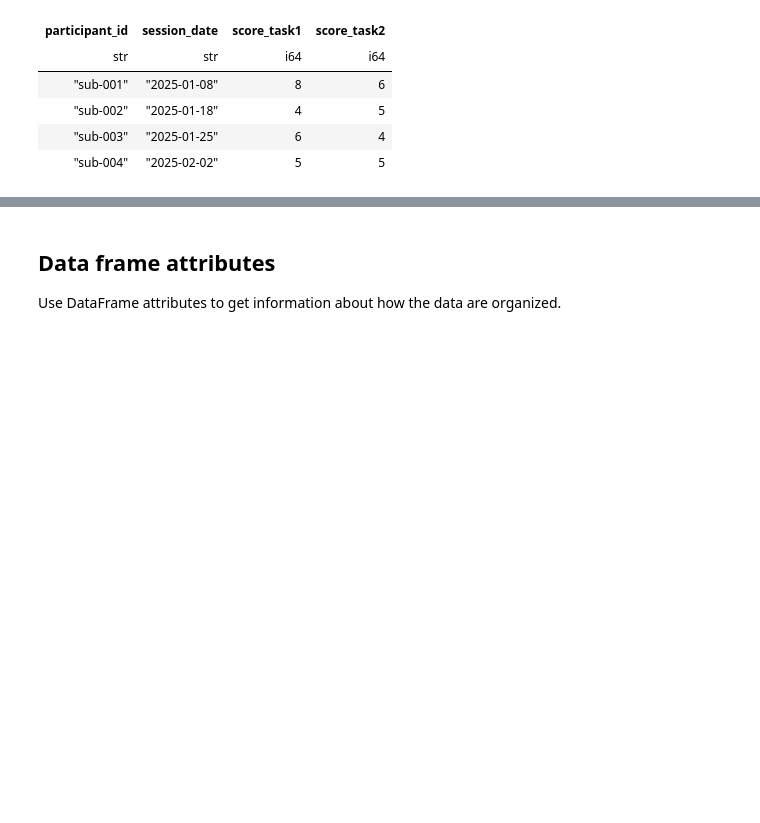
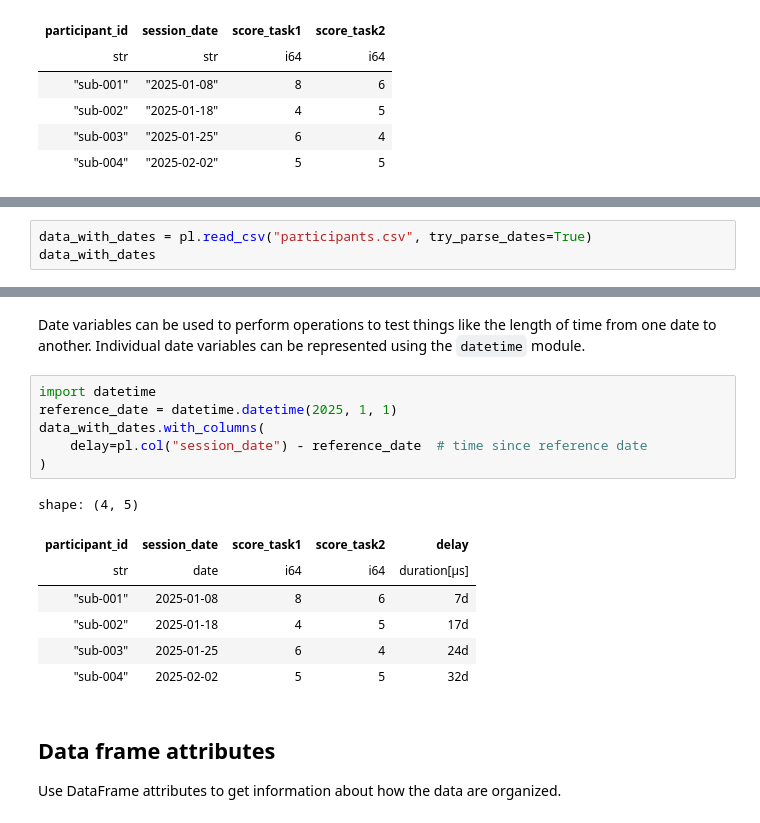
Before and after one commit to mortonne/datascipsych, a Jupyter notebook: chapters/chapter7/review.ipynb, the cells around one changed output, grey strips where cells are left out. Saved outputs shown, nothing was run; the diff lists cells and outputs as text; blank space fills up the shorter version.

Commit message:
feat: summary sections on dates

```diff
--- a/chapters/chapter7/review.ipynb
+++ b/chapters/chapter7/review.ipynb
@@ -18,0 +21,3 @@ shape: (4, 4)
+# %%
+data_with_dates = pl.read_csv("participants.csv", try_parse_dates=True)
+data_with_dates
@@ -19,3 +32,19 @@ shape: (4, 4)
+# %% [markdown]
+Date variables can be used to perform operations to test things like the length of time from one date to another. Individual date variables can be represented using the `datetime` module.
+# %%
+import datetime
+reference_date = datetime.datetime(2025, 1, 1)
+data_with_dates.with_columns(
+    delay=pl.col("session_date") - reference_date  # time since reference date
+)
+# %% [output]
+shape: (4, 5)
+| participant_id | session_date | score_task1 | score_task2 | delay |
+| str | date | i64 | i64 | duration[μs] |
+| "sub-001" | 2025-01-08 | 8 | 6 | 7d |
+| "sub-002" | 2025-01-18 | 4 | 5 | 17d |
+| "sub-003" | 2025-01-25 | 6 | 4 | 24d |
+| "sub-004" | 2025-02-02 | 5 | 5 | 32d |
 # %% [markdown]
 ## Data frame attributes
 
```
Also changed, not shown: parts of 2 cells of this notebook, 2 other files.
